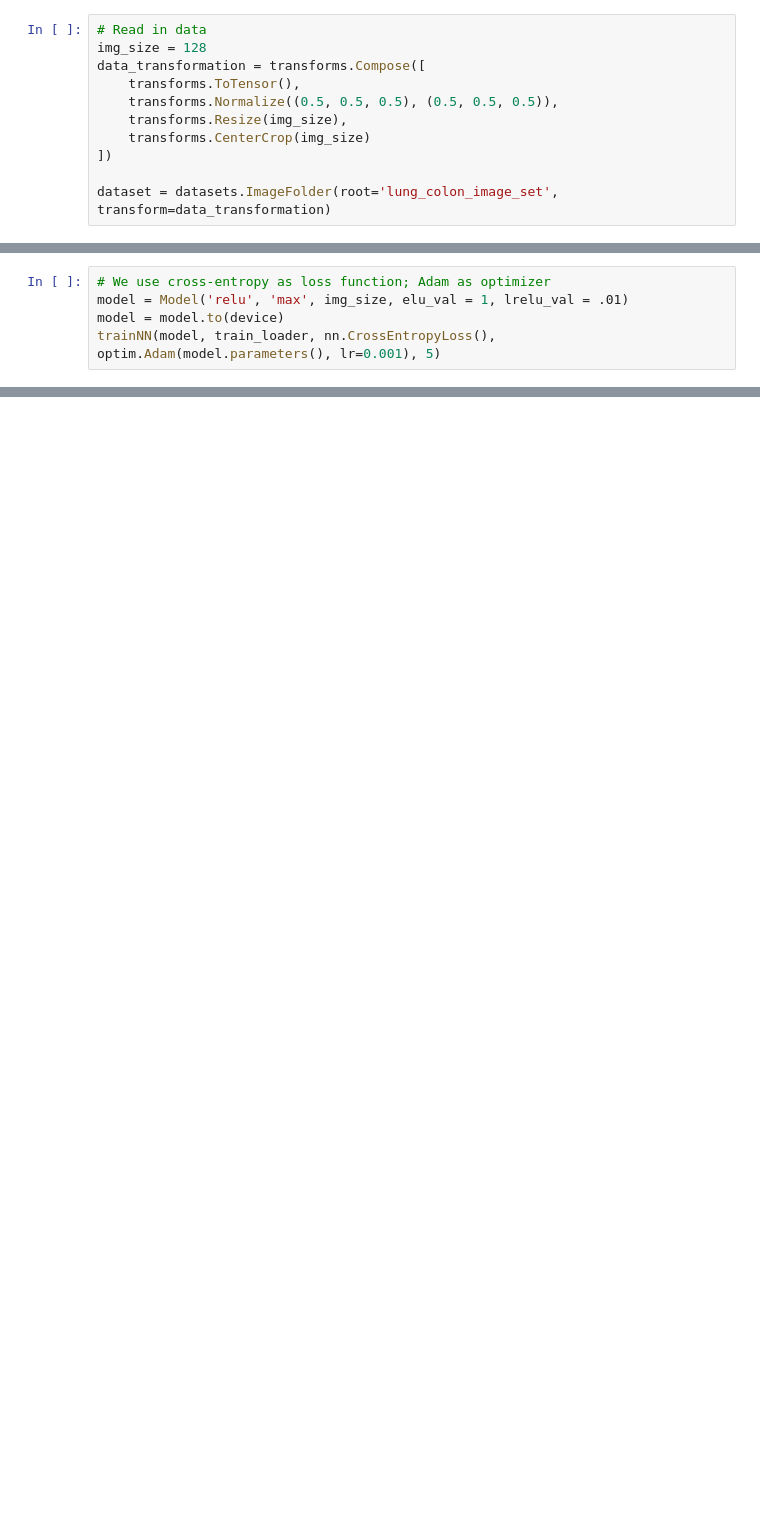
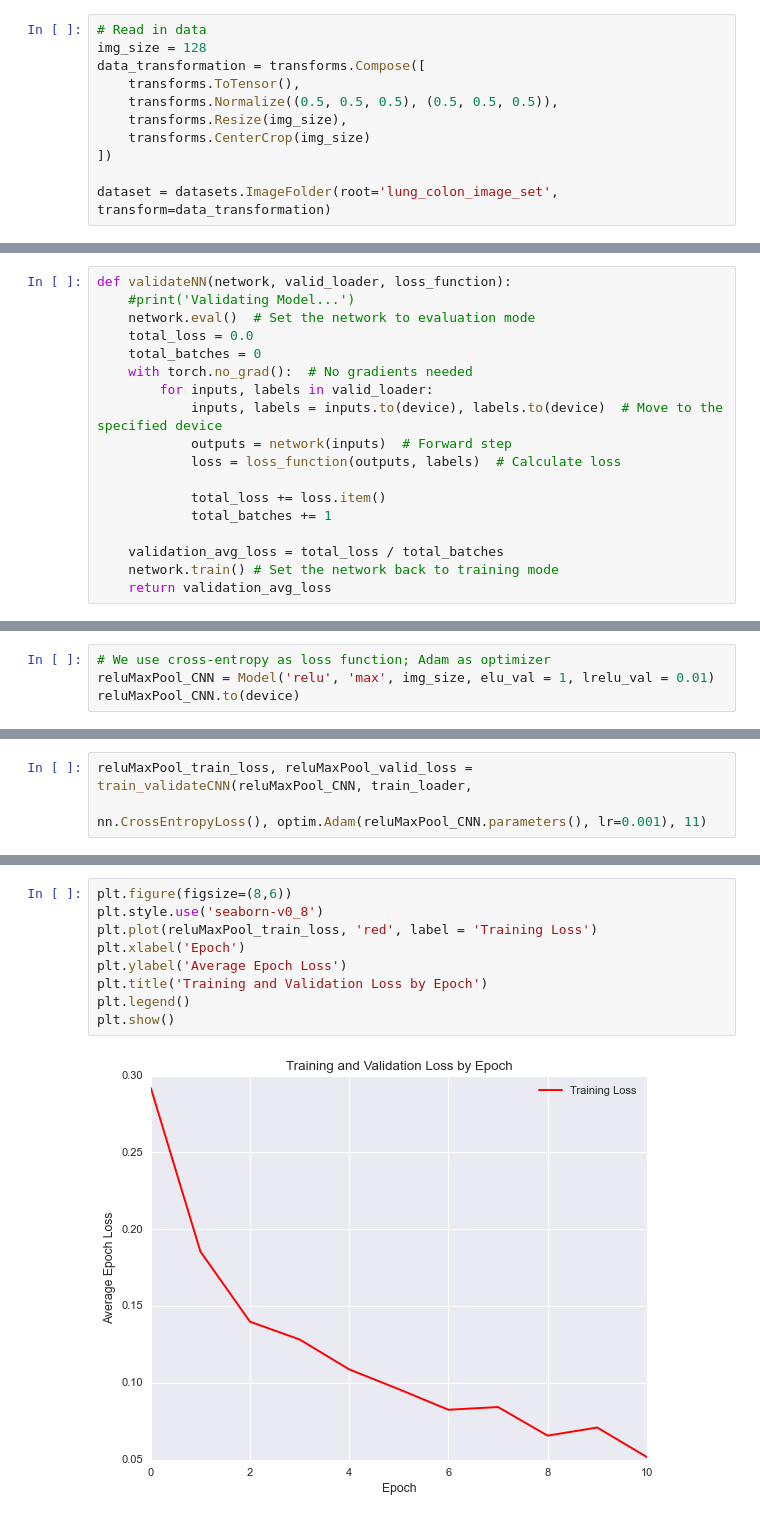
Before and after one commit to garrett-lam/CancerHistopathologyCNN, a Jupyter notebook: lung_colon_CNN.ipynb, the cells around one changed output, grey strips where cells are left out. Drawn from its saved outputs; the diff is of its cells as text; blank space fills up the shorter version.

```diff
--- a/lung_colon_CNN.ipynb
+++ b/lung_colon_CNN.ipynb
@@ -159 +76,19 @@ MaxPoolCNN(
+# %%
+def validateNN(network, valid_loader, loss_function):
+    #print('Validating Model...')
+    network.eval()  # Set the network to evaluation mode
+    total_loss = 0.0
+    total_batches = 0
+    with torch.no_grad():  # No gradients needed
+        for inputs, labels in valid_loader:
+            inputs, labels = inputs.to(device), labels.to(device)  # Move to the specified device
+            outputs = network(inputs)  # Forward step
+            loss = loss_function(outputs, labels)  # Calculate loss
+
+            total_loss += loss.item()
+            total_batches += 1
+
+    validation_avg_loss = total_loss / total_batches
+    network.train() # Set the network back to training mode
+    return validation_avg_loss
 # %%
@@ -190,5 +149,4 @@ def trainNN(network, train_loader, loss_function, optimizer, epochs):
 # %%
 # We use cross-entropy as loss function; Adam as optimizer
-model = Model('relu', 'max', img_size, elu_val = 1, lrelu_val = .01)
-model = model.to(device)
-trainNN(model, train_loader, nn.CrossEntropyLoss(), optim.Adam(model.parameters(), lr=0.001), 5)
+reluMaxPool_CNN = Model('relu', 'max', img_size, elu_val = 1, lrelu_val = 0.01)
+reluMaxPool_CNN.to(device)
@@ -194,0 +171,3 @@ trainNN(model, train_loader, nn.CrossEntropyLoss(), optim.Adam(model.parameters(
+# %%
+reluMaxPool_train_loss, reluMaxPool_valid_loss = train_validateCNN(reluMaxPool_CNN, train_loader,
+                                                                   nn.CrossEntropyLoss(), optim.Adam(reluMaxPool_CNN.parameters(), lr=0.001), 11)
@@ -194,0 +192,11 @@ trainNN(model, train_loader, nn.CrossEntropyLoss(), optim.Adam(model.parameters(
+# %%
+plt.figure(figsize=(8,6))
+plt.style.use('seaborn-v0_8')
+plt.plot(reluMaxPool_train_loss, 'red', label = 'Training Loss')
+plt.xlabel('Epoch')
+plt.ylabel('Average Epoch Loss')
+plt.title('Training and Validation Loss by Epoch')
+plt.legend()
+plt.show()
+# %% [output]
+[figure, added]
```
Also changed, not shown: parts of 28 cells of this notebook, 2 other files.
